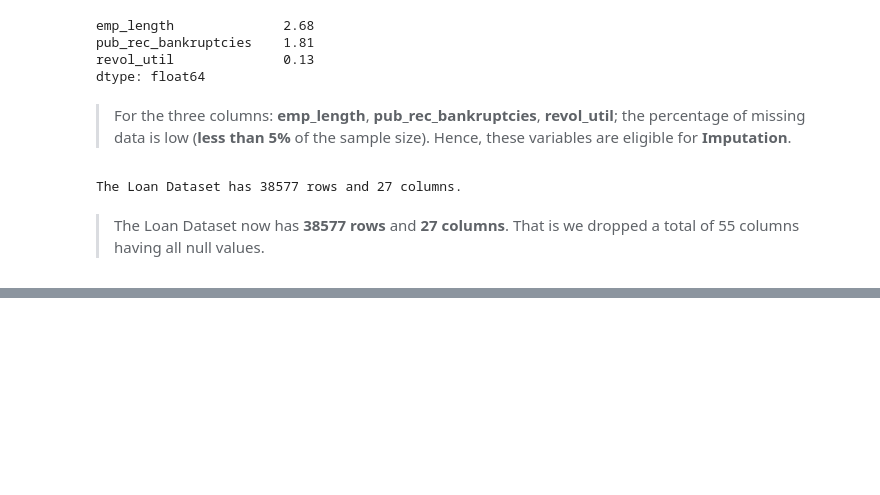
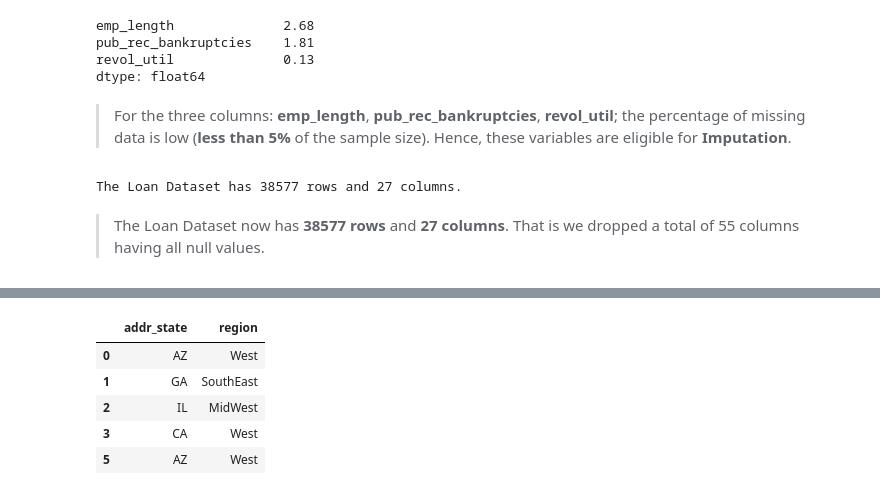
Before and after one commit to svenkatlata/Lending_Club_Case_Study, a Jupyter notebook: Lending_Club_Case_Study_EDA.ipynb, the cells around one changed output, grey strips where cells are left out. Saved outputs shown, nothing was run; the diff lists cells and outputs as text; code cells hidden in the pictures; blank space fills up the shorter version.

```diff
--- a/Lending_Club_Case_Study_EDA.ipynb
+++ b/Lending_Club_Case_Study_EDA.ipynb
@@ -488,0 +727,33 @@ The Loan Dataset has 38577 rows and 27 columns.
+# %%
+# Using this information create lists for each region
+north_east = ['CT', 'ME', 'MA', 'NH', 'RI', 'VT', 'NY', 'NJ', 'PA']
+mid_west = ['IL', 'IN', 'IA', 'KS', 'MI', 'MN', 'MO', 'NE', 'ND', 'OH', 'SD', 'WI']
+south_east = ['AL', 'DE', 'FL', 'GA', 'KY', 'MD', 'MS', 'NC', 'SC', 'TN', 'VA', 'DC', 'WV' ]
+south_west = ['AR', 'LA', 'OK','TX']
+west = ['AK', 'AZ', 'CA', 'CO', 'HI', 'ID', 'MT', 'NV', 'NM', 'OR', 'UT','WA', 'WY']
+# %%
+# Create a function to assign region values using addr_state
+def assign_region(state):
+    if state in north_east:
+        return 'NorthEast'
+    elif state in mid_west:
+        return 'MidWest'
+    elif state in south_east:
+        return 'SouthEast'
+    elif state in south_west:
+        return 'SouthWest'
+    elif state in west:
+        return 'West'
+
+# Derive the Region
+loan['region'] = loan['addr_state'].apply(assign_region)
+
+# Data of the derived columns
+loan[['addr_state', 'region']].head()
+# %% [output]
+|  | addr_state | region |
+| 0 | AZ | West |
+| 1 | GA | SouthEast |
+| 2 | IL | MidWest |
+| 3 | CA | West |
+| 5 | AZ | West |
```
Also changed, not shown: parts of 50 cells of this notebook.
